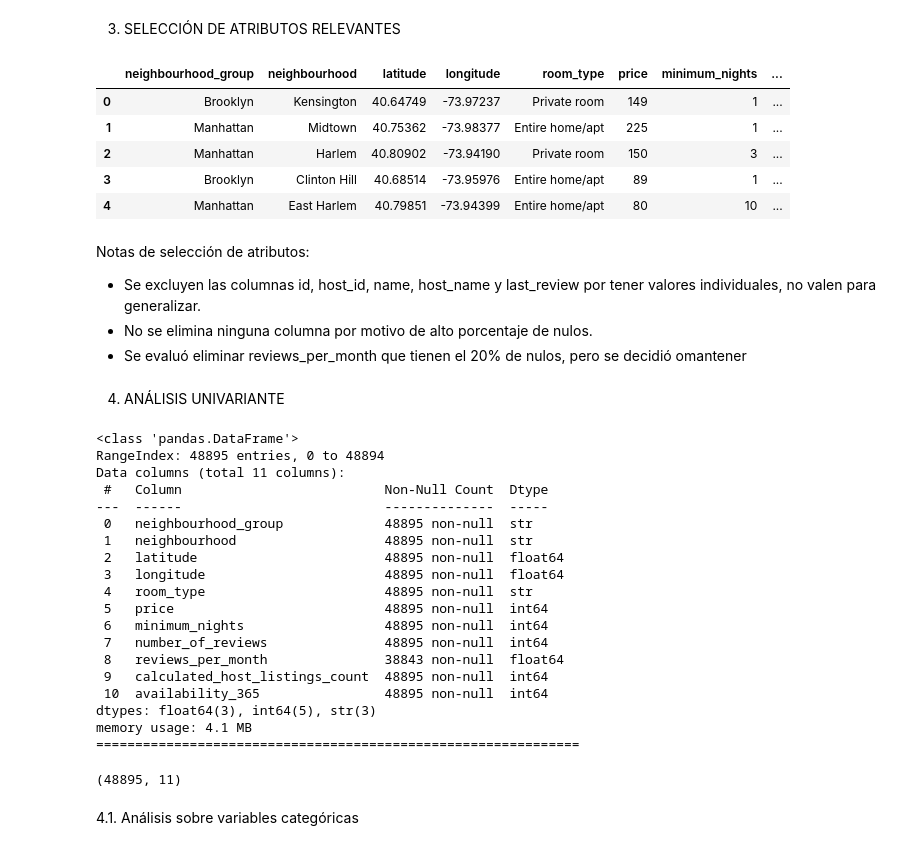
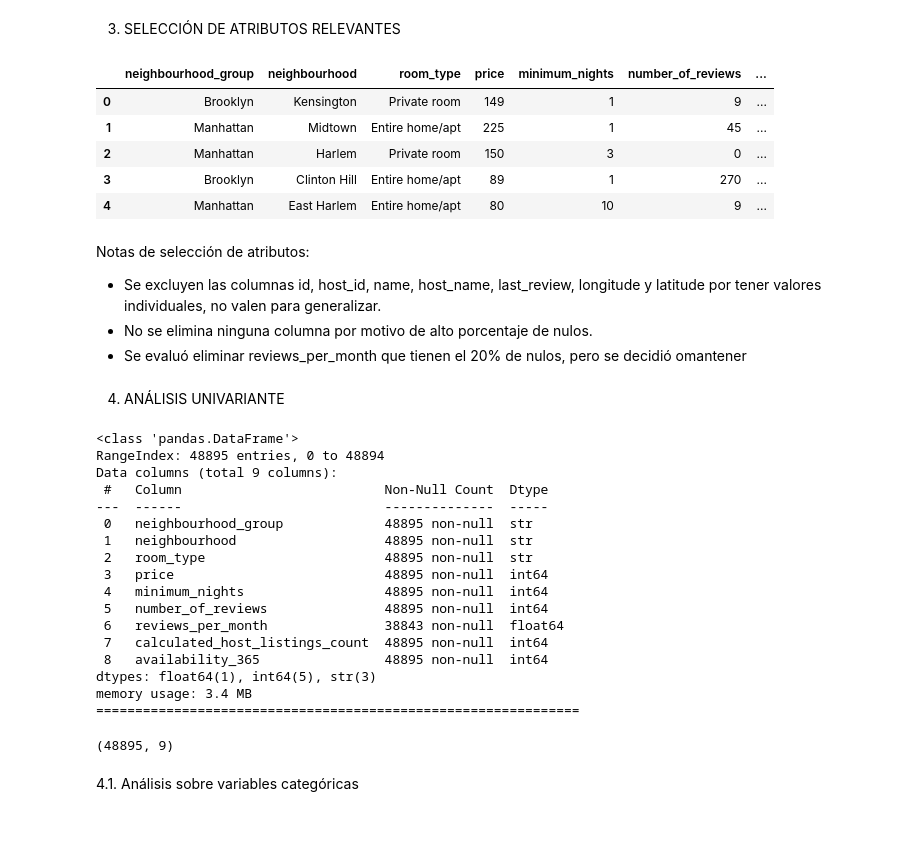
Before and after one commit to 4GeeksAcademy/machine-learning-python-template_melissahm, a Jupyter notebook: src/explore.ipynb, the cells around one changed output. Saved outputs shown, nothing was run; the diff lists cells and outputs as text; code cells hidden in the pictures.

```diff
--- a/src/explore.ipynb
+++ b/src/explore.ipynb
@@ -159,19 +159,19 @@ Notas de control/análisis de duplicados:
 3. SELECCIÓN DE ATRIBUTOS RELEVANTES
 # %%
 #-------------------------3. Selección de atributos relevantes-------------------
-df.drop(["id", "host_id","name", "host_name","last_review"], axis = 1, inplace = True)
+df.drop(["id", "host_id","name", "host_name","last_review","longitude","latitude"], axis = 1, inplace = True)
 
 df.head()
 # %% [output]
-|  | neighbourhood_group | neighbourhood | latitude | longitude | room_type | price | minimum_nights | ... |
-| 0 | Brooklyn | Kensington | 40.64749 | -73.97237 | Private room | 149 | 1 | ... |
-| 1 | Manhattan | Midtown | 40.75362 | -73.98377 | Entire home/apt | 225 | 1 | ... |
-| 2 | Manhattan | Harlem | 40.80902 | -73.94190 | Private room | 150 | 3 | ... |
-| 3 | Brooklyn | Clinton Hill | 40.68514 | -73.95976 | Entire home/apt | 89 | 1 | ... |
-| 4 | Manhattan | East Harlem | 40.79851 | -73.94399 | Entire home/apt | 80 | 10 | ... |
+|  | neighbourhood_group | neighbourhood | room_type | price | minimum_nights | number_of_reviews | ... |
+| 0 | Brooklyn | Kensington | Private room | 149 | 1 | 9 | ... |
+| 1 | Manhattan | Midtown | Entire home/apt | 225 | 1 | 45 | ... |
+| 2 | Manhattan | Harlem | Private room | 150 | 3 | 0 | ... |
+| 3 | Brooklyn | Clinton Hill | Entire home/apt | 89 | 1 | 270 | ... |
+| 4 | Manhattan | East Harlem | Entire home/apt | 80 | 10 | 9 | ... |
 # %% [markdown]
 Notas de selección de atributos:
-- Se excluyen las columnas id, host_id, name, host_name y last_review por tener valores individuales, no valen para generalizar.
+- Se excluyen las columnas id, host_id, name, host_name, last_review, longitude y latitude por tener valores individuales, no valen para generalizar.
 - No se elimina ninguna columna por motivo de alto porcentaje de nulos.
 - Se evaluó eliminar reviews_per_month que tienen el 20% de nulos, pero se decidió omantener
 # %% [markdown]
@@ -185,24 +185,22 @@ df.shape
 # %% [output]
 <class 'pandas.DataFrame'>
 RangeIndex: 48895 entries, 0 to 48894
-Data columns (total 11 columns):
+Data columns (total 9 columns):
  #   Column                          Non-Null Count  Dtype
 ---  ------                          --------------  -----
  0   neighbourhood_group             48895 non-null  str
  1   neighbourhood                   48895 non-null  str
- 2   latitude                        48895 non-null  float64
- 3   longitude                       48895 non-null  float64
- 4   room_type                       48895 non-null  str
- 5   price                           48895 non-null  int64
- 6   minimum_nights                  48895 non-null  int64
- 7   number_of_reviews               48895 non-null  int64
- 8   reviews_per_month               38843 non-null  float64
- 9   calculated_host_listings_count  48895 non-null  int64
- 10  availability_365                48895 non-null  int64
-dtypes: float64(3), int64(5), str(3)
-memory usage: 4.1 MB
+ 2   room_type                       48895 non-null  str
+ 3   price                           48895 non-null  int64
+ 4   minimum_nights                  48895 non-null  int64
+ 5   number_of_reviews               48895 non-null  int64
+ 6   reviews_per_month               38843 non-null  float64
+ 7   calculated_host_listings_count  48895 non-null  int64
+ 8   availability_365                48895 non-null  int64
+dtypes: float64(1), int64(5), str(3)
+memory usage: 3.4 MB
 ==============================================================
-(48895, 11)
+(48895, 9)
 # %% [markdown]
 4.1. Análisis sobre variables categóricas
 # %%
```
Also changed, not shown: parts of 56 cells of this notebook.
